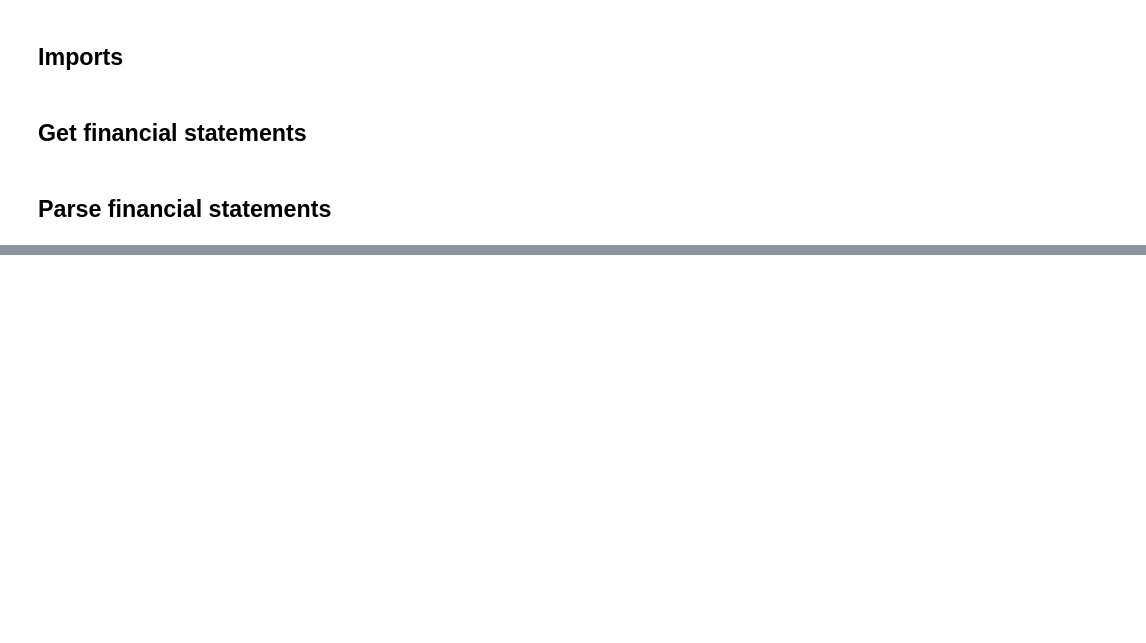
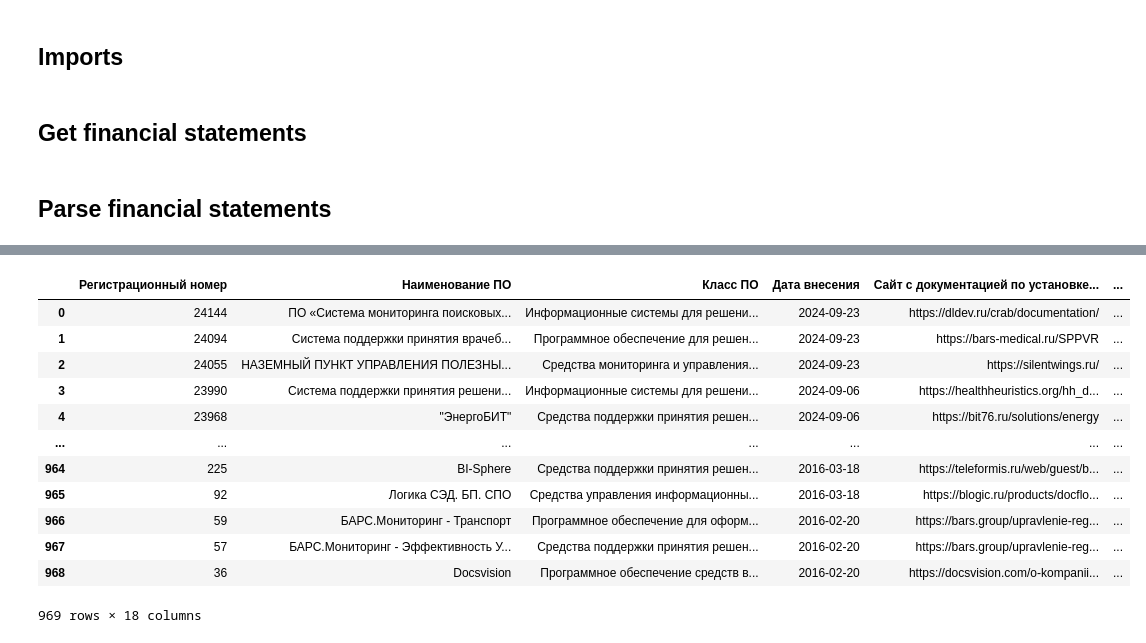
Before and after one commit to AnnchenK/DM_market, a Jupyter notebook: parsing.ipynb, the cells around one changed output, grey strips where cells are left out. Drawn from its saved outputs; the diff is of its cells as text; code cells hidden in the pictures; blank space fills up the shorter version.

```diff
--- a/parsing.ipynb
+++ b/parsing.ipynb
@@ -70,0 +89,16 @@ companies.to_csv('./parsed_data.csv', index=False)
+# %%
+d2
+# %% [output]
+|  | Регистрационный номер | Наименование ПО | Класс ПО | Дата внесения | Сайт с документацией по установке... | ... |
+| 0 | 24144 | ПО «Система мониторинга поисковых... | Информационные системы для решени... | 2024-09-23 | https://dldev.ru/crab/documentation/ | ... |
+| 1 | 24094 | Система поддержки принятия врачеб... | Программное обеспечение для решен... | 2024-09-23 | https://bars-medical.ru/SPPVR | ... |
+| 2 | 24055 | НАЗЕМНЫЙ ПУНКТ УПРАВЛЕНИЯ ПОЛЕЗНЫ... | Средства мониторинга и управления... | 2024-09-23 | https://silentwings.ru/ | ... |
+| 3 | 23990 | Система поддержки принятия решени... | Информационные системы для решени... | 2024-09-06 | https://healthheuristics.org/hh_d... | ... |
+| 4 | 23968 | "ЭнергоБИТ" | Средства поддержки принятия решен... | 2024-09-06 | https://bit76.ru/solutions/energy | ... |
+| ... | ... | ... | ... | ... | ... | ... |
+| 964 | 225 | BI-Sphere | Средства поддержки принятия решен... | 2016-03-18 | https://teleformis.ru/web/guest/b... | ... |
+| 965 | 92 | Логика СЭД. БП. СПО | Средства управления информационны... | 2016-03-18 | https://blogic.ru/products/docflo... | ... |
+| 966 | 59 | БАРС.Мониторинг - Транспорт | Программное обеспечение для оформ... | 2016-02-20 | https://bars.group/upravlenie-reg... | ... |
+| 967 | 57 | БАРС.Мониторинг - Эффективность У... | Средства поддержки принятия решен... | 2016-02-20 | https://bars.group/upravlenie-reg... | ... |
+| 968 | 36 | Docsvision | Программное обеспечение средств в... | 2016-02-20 | https://docsvision.com/o-kompanii... | ... |
+969 rows × 18 columns
```
Also changed, not shown: parts of 2 cells of this notebook.
